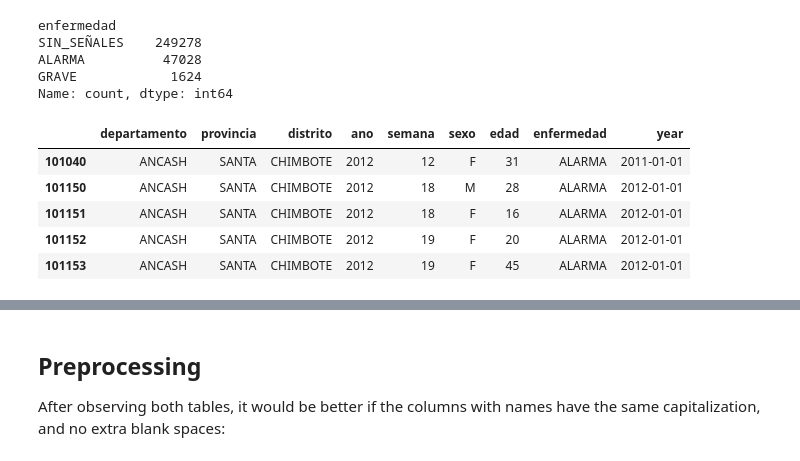
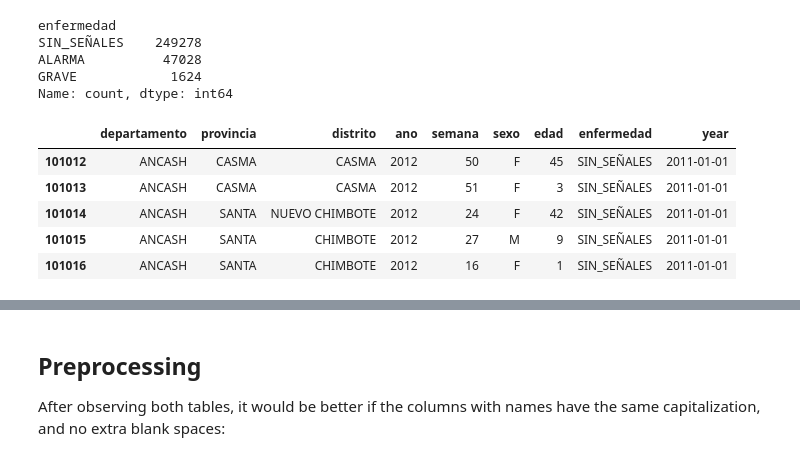
Before and after one commit to SocialAnalytics-StrategicIntelligence/GeoDFBasics_Analytics, a Jupyter notebook: geoDF_ANALYTICS.ipynb, the cells around one changed output, grey strips where cells are left out. Saved outputs shown, nothing was run; the diff lists cells and outputs as text; code cells hidden in the pictures.

```diff
--- a/geoDF_ANALYTICS.ipynb
+++ b/geoDF_ANALYTICS.ipynb
@@ -70,16 +70,16 @@ ALARMA          47028
 GRAVE            1624
 Name: count, dtype: int64
 # %%
-dengue_alarma=dengue[dengue.enfermedad=='ALARMA']
+dengue_alarma=dengue[dengue.enfermedad!='GRAVE']
 
 dengue_alarma.head()
 # %% [output]
 |  | departamento | provincia | distrito | ano | semana | sexo | edad | enfermedad | year |
-| 101040 | ANCASH | SANTA | CHIMBOTE | 2012 | 12 | F | 31 | ALARMA | 2011-01-01 |
-| 101150 | ANCASH | SANTA | CHIMBOTE | 2012 | 18 | M | 28 | ALARMA | 2012-01-01 |
-| 101151 | ANCASH | SANTA | CHIMBOTE | 2012 | 18 | F | 16 | ALARMA | 2012-01-01 |
-| 101152 | ANCASH | SANTA | CHIMBOTE | 2012 | 19 | F | 20 | ALARMA | 2012-01-01 |
-| 101153 | ANCASH | SANTA | CHIMBOTE | 2012 | 19 | F | 45 | ALARMA | 2012-01-01 |
+| 101012 | ANCASH | CASMA | CASMA | 2012 | 50 | F | 45 | SIN_SEÑALES | 2011-01-01 |
+| 101013 | ANCASH | CASMA | CASMA | 2012 | 51 | F | 3 | SIN_SEÑALES | 2011-01-01 |
+| 101014 | ANCASH | SANTA | NUEVO CHIMBOTE | 2012 | 24 | F | 42 | SIN_SEÑALES | 2011-01-01 |
+| 101015 | ANCASH | SANTA | CHIMBOTE | 2012 | 27 | M | 9 | SIN_SEÑALES | 2011-01-01 |
+| 101016 | ANCASH | SANTA | CHIMBOTE | 2012 | 16 | F | 1 | SIN_SEÑALES | 2011-01-01 |
 # %%
 
 
```
Also changed, not shown: parts of 129 cells of this notebook, 2 other files.
